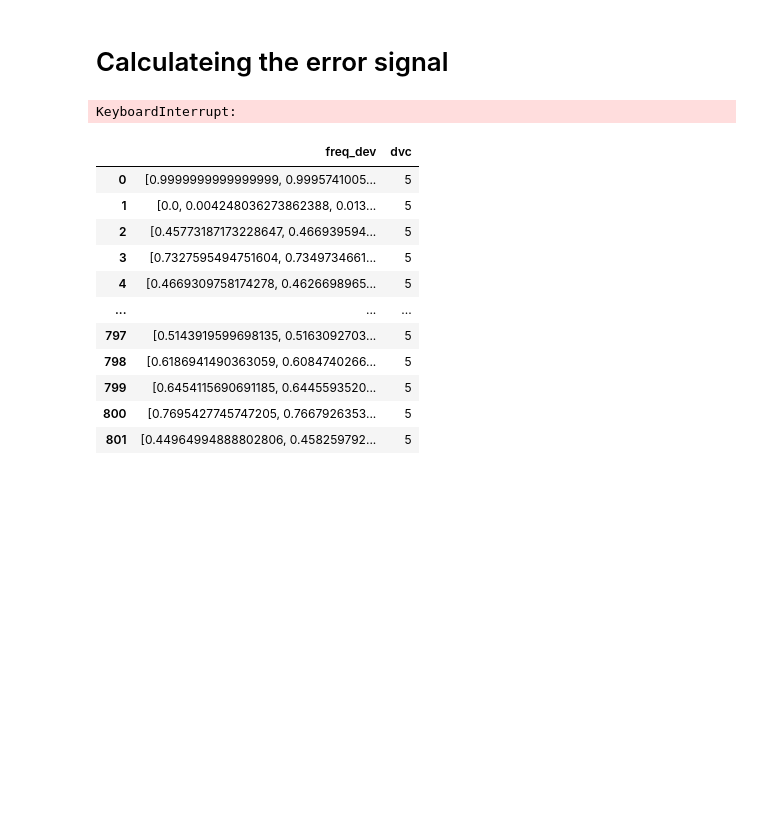
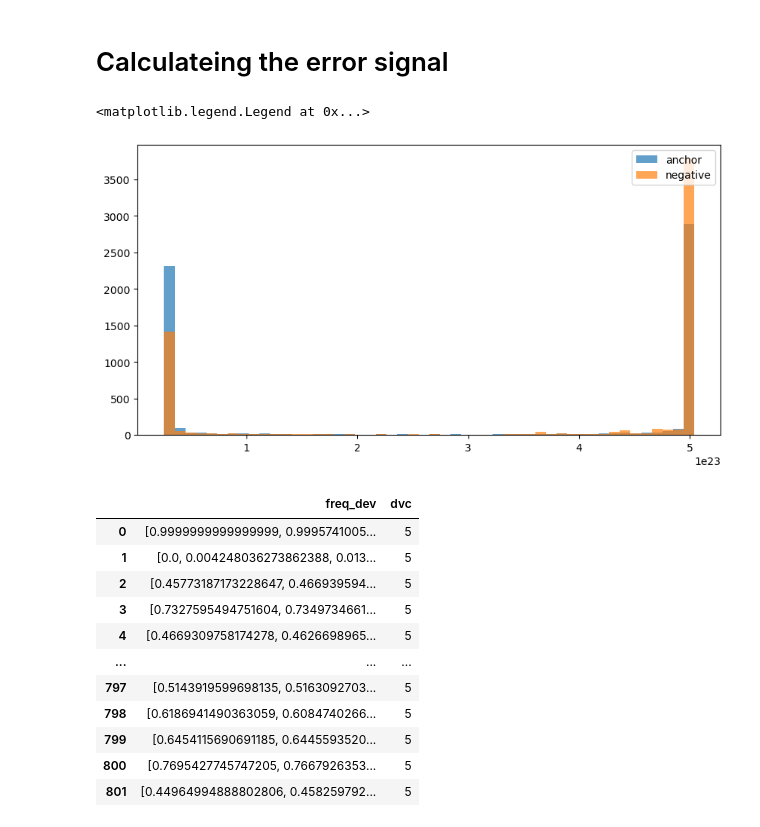
Before and after one commit to mkashani-phd/AnomolyDetection, a Jupyter notebook: VAE_LSTM.ipynb, the cells around one changed output. Cells and saved outputs as stored; diff of their text form; code cells hidden in the pictures; blank space fills up the shorter version.

```diff
--- a/VAE_LSTM.ipynb
+++ b/VAE_LSTM.ipynb
@@ -521,29 +594,30 @@ Epoch 40, Loss: 38.3564453125, Val Loss: 40.181827545166016
 # %%
 error = {'anchor':[],
          'positive':[],
          'negative':[]}
 
 
 
-for anchor, positive, negative in test_dataloader_plot:
+for anchor, positive, negative in triplet_dataloader_plot:
     anchor, positive, negative = anchor.to(DEVICE), positive.to(DEVICE), negative.to(DEVICE)
     anchor_recunstrcted = ONBODY_model.forward(anchor)
     positive_recunstrcted = ONBODY_model.forward(positive)
     negative_recunstrcted = ONBODY_model.forward(negative)
 
     error['anchor'].append(criterion(anchor_recunstrcted, anchor).item())
     error['positive'].append(criterion(positive_recunstrcted, positive).item())
     error['negative'].append(criterion(negative_recunstrcted, negative).item())
 
 
 
 plt.figure(figsize=(10, 5))
 plt.hist(error['anchor'], bins=50, alpha=0.7, label='anchor')
 # plt.hist(error['positive'], bins=50, alpha=0.7, label='positive')
 plt.hist(error['negative'], bins=50, alpha=0.7, label='negative')
 plt.legend(loc='upper right')
 # %% [output]
-KeyboardInterrupt:
+<matplotlib.legend.Legend at 0x...>
+[figure, added]
 # %%
 
 onBody_test = query(BLE['onBody'], {'pos':'static', 'dvc': '5'}, addFrameColumn=True)
```
Also changed, not shown: parts of 7 cells of this notebook, 1 other file.
